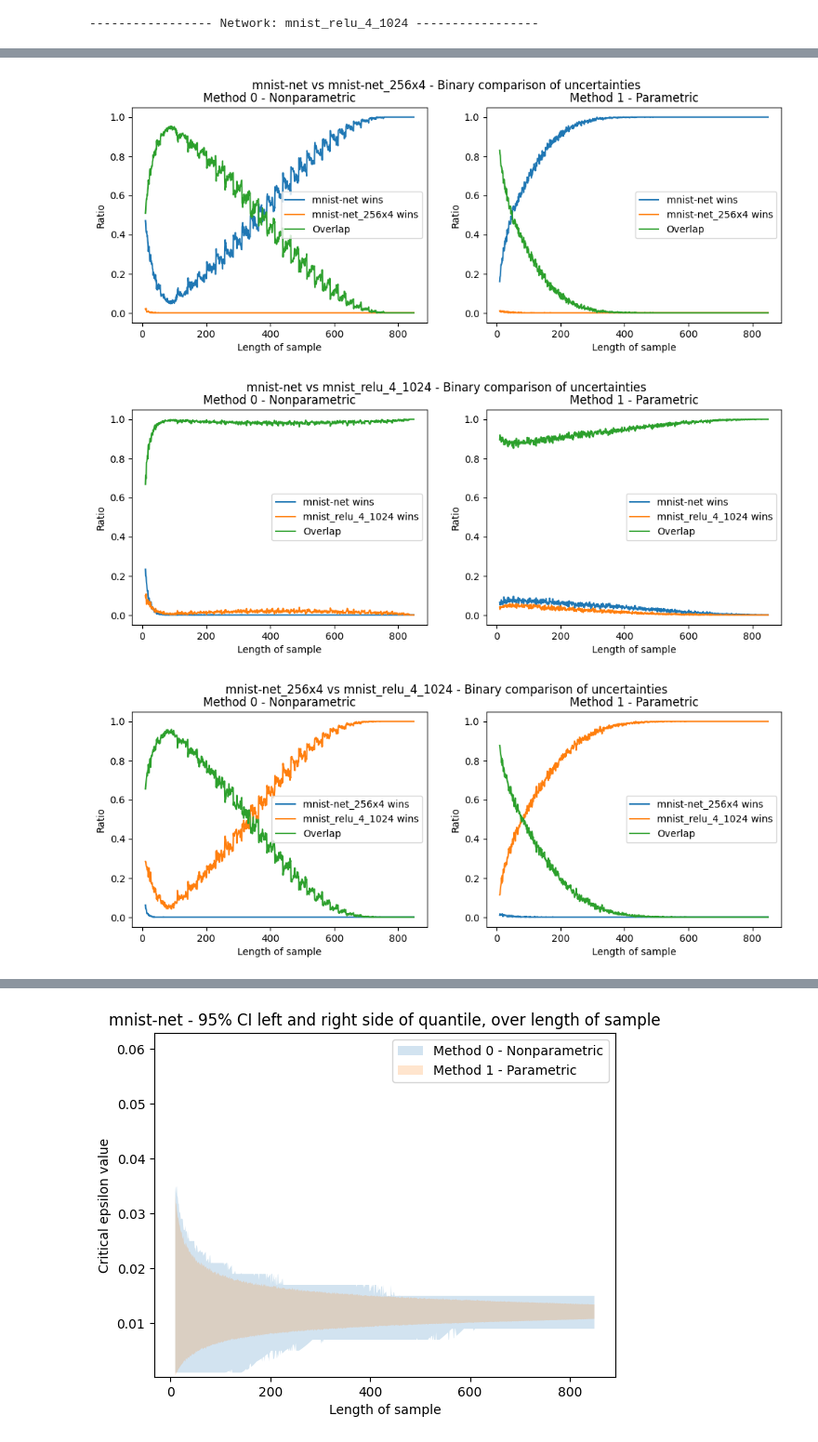
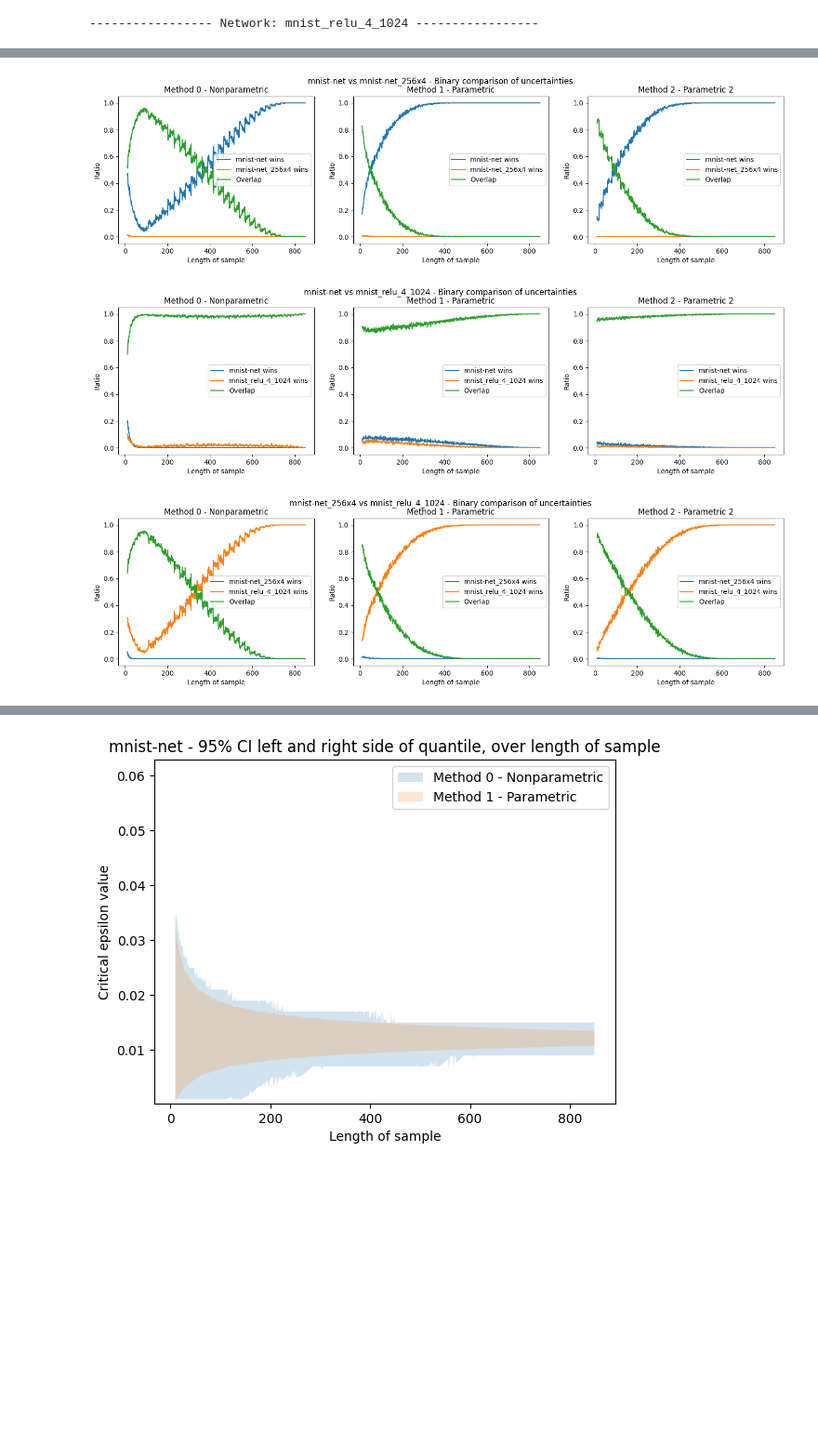
Before and after one commit to lionelkiel/Robustness-Metric, a Jupyter notebook: ResultsPlots.ipynb, the cells around one changed output, grey strips where cells are left out. Shown: that part at 93% size. Cells and saved outputs as stored; diff of their text form; code cells hidden in the pictures; blank space fills up the shorter version.

```diff
--- a/ResultsPlots.ipynb
+++ b/ResultsPlots.ipynb
@@ -47,7 +49,7 @@ figs, axs = plot_uncertainty_size(dat, names = ['Nonparametric', 'Parametric'])
 # %%
-figs, axs = plot_binary(dat, names = ['Nonparametric', 'Parametric'])
+figs, axs = plot_binary(dat, names = ['Nonparametric', 'Parametric', 'Parametric 2'])
 # %% [output]
-[figure, old version]
+[figure, new version]
-[figure, old version]
+[figure, new version]
-[figure, old version]
+[figure, new version]
 # %%
```
Also changed, not shown: parts of 3 cells of this notebook, 4 other files.
